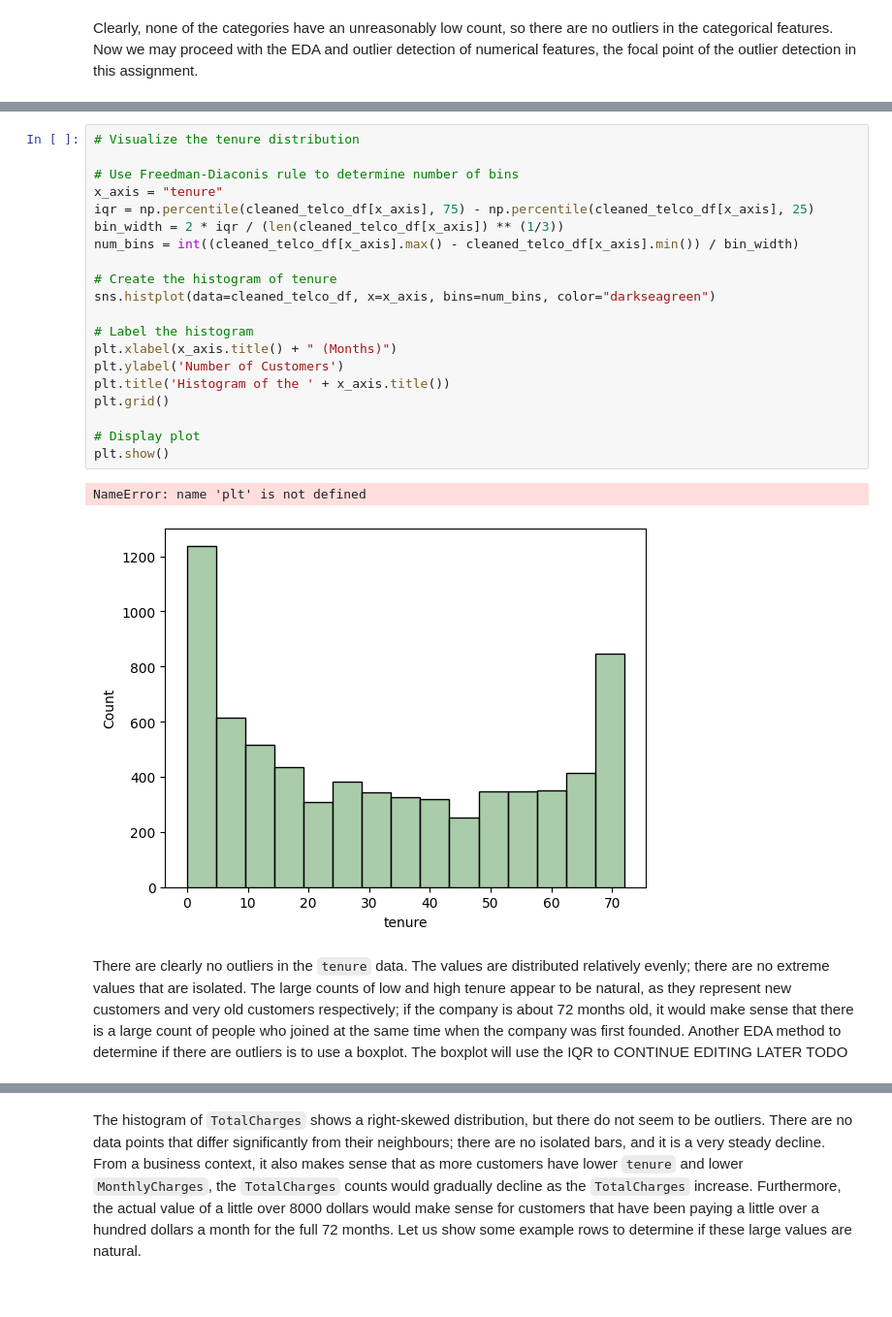
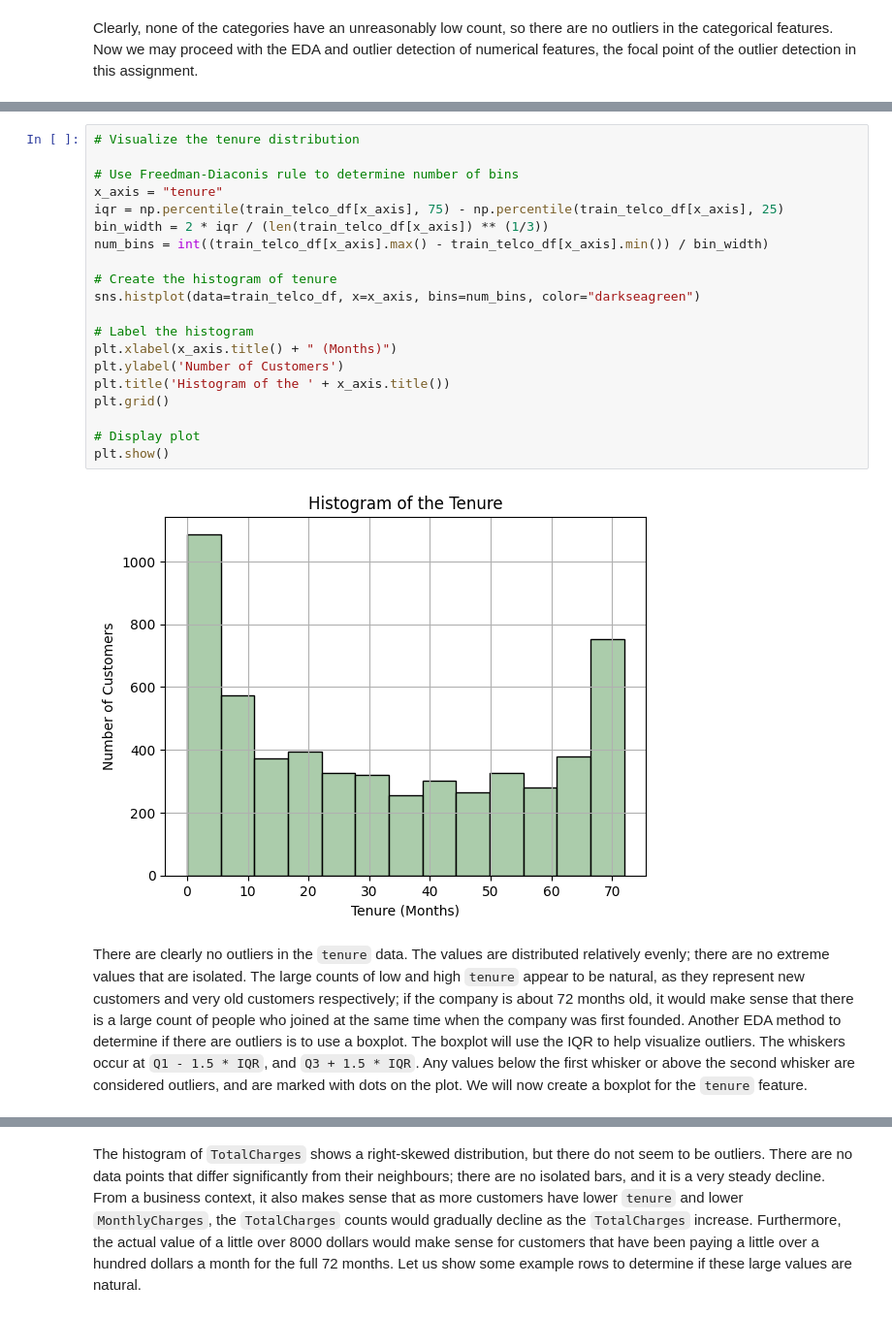
Before and after one commit to Natasa127/CSI4142-A3, a Jupyter notebook: Classification.ipynb, the cells around one changed output, grey strips where cells are left out. Shown: that part at 97% size. Saved outputs shown, nothing was run; the diff lists cells and outputs as text.

```diff
--- a/Classification.ipynb
+++ b/Classification.ipynb
@@ -855,26 +856,25 @@ Boxplot: https://seaborn.pydata.org/generated/seaborn.boxplot.html
 # %%
 # Visualize the tenure distribution
 
 # Use Freedman-Diaconis rule to determine number of bins
 x_axis = "tenure"
-iqr = np.percentile(cleaned_telco_df[x_axis], 75) - np.percentile(cleaned_telco_df[x_axis], 25)
-bin_width = 2 * iqr / (len(cleaned_telco_df[x_axis]) ** (1/3))
-num_bins = int((cleaned_telco_df[x_axis].max() - cleaned_telco_df[x_axis].min()) / bin_width)
+iqr = np.percentile(train_telco_df[x_axis], 75) - np.percentile(train_telco_df[x_axis], 25)
+bin_width = 2 * iqr / (len(train_telco_df[x_axis]) ** (1/3))
+num_bins = int((train_telco_df[x_axis].max() - train_telco_df[x_axis].min()) / bin_width)
 
 # Create the histogram of tenure
-sns.histplot(data=cleaned_telco_df, x=x_axis, bins=num_bins, color="darkseagreen")
+sns.histplot(data=train_telco_df, x=x_axis, bins=num_bins, color="darkseagreen")
 
 # Label the histogram
 plt.xlabel(x_axis.title() + " (Months)")
 plt.ylabel('Number of Customers')
 plt.title('Histogram of the ' + x_axis.title())
 plt.grid()
 
 # Display plot
 plt.show()
 # %% [output]
-NameError: name 'plt' is not defined
-[figure, old version]
+[figure, new version]
 # %% [markdown]
-There are clearly no outliers in the `tenure` data. The values are distributed relatively evenly; there are no extreme values that are isolated. The large counts of low and high tenure appear to be natural, as they represent new customers and very old customers respectively; if the company is about 72 months old, it would make sense that there is a large count of people who joined at the same time when the company was first founded. Another EDA method to determine if there are outliers is to use a boxplot. The boxplot will use the IQR to CONTINUE EDITING LATER TODO
+There are clearly no outliers in the `tenure` data. The values are distributed relatively evenly; there are no extreme values that are isolated. The large counts of low and high `tenure` appear to be natural, as they represent new customers and very old customers respectively; if the company is about 72 months old, it would make sense that there is a large count of people who joined at the same time when the company was first founded. Another EDA method to determine if there are outliers is to use a boxplot. The boxplot will use the IQR to help visualize outliers. The whiskers occur at `Q1 - 1.5 * IQR`, and `Q3 + 1.5 * IQR`. Any values below the first whisker or above the second whisker are considered outliers, and are marked with dots on the plot. We will now create a boxplot for the `tenure` feature.
 # %%
```
Also changed, not shown: parts of 19 cells of this notebook.
